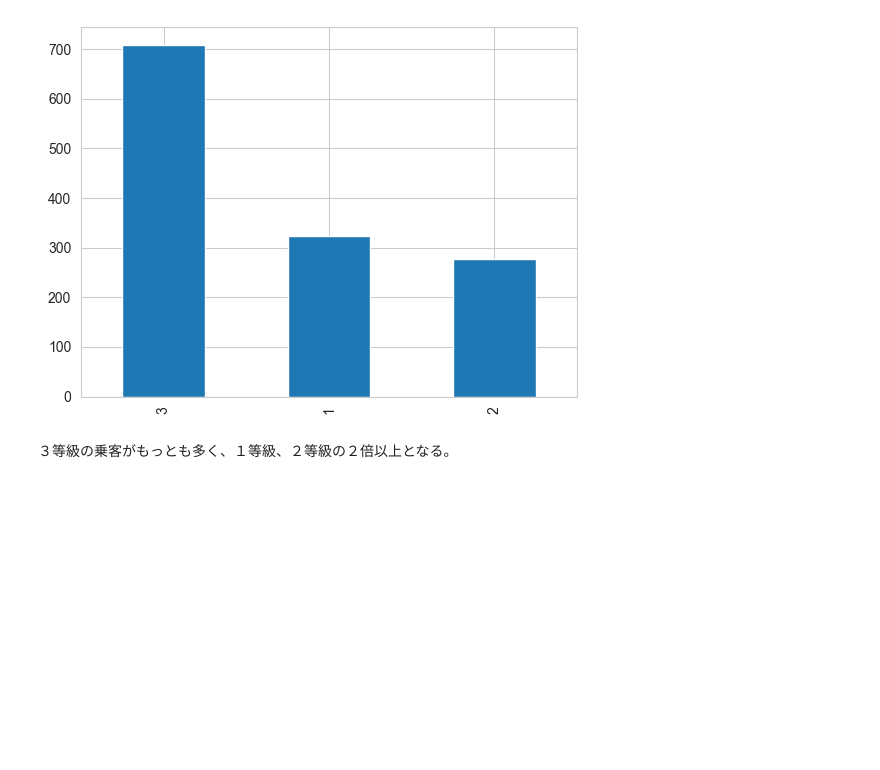
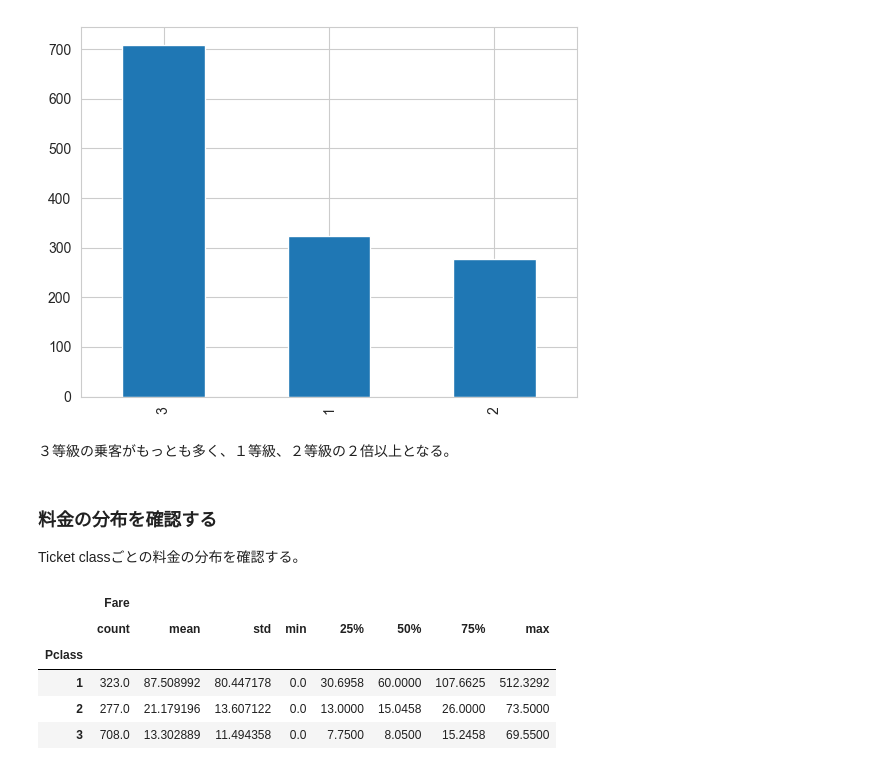
Before and after one commit to 1024xx4/kaggle_titanic, a Jupyter notebook: kaggle_titanic_another_view_point.ipynb, the cells around one changed output. Drawn from its saved outputs; the diff is of its cells as text; code cells hidden in the pictures; blank space fills up the shorter version.

```diff
--- a/kaggle_titanic_another_view_point.ipynb
+++ b/kaggle_titanic_another_view_point.ipynb
@@ -41,3 +42,16 @@ df_all.Pclass.value_counts().plot.bar()
 [figure]
 # %% [markdown]
 ３等級の乗客がもっとも多く、１等級、２等級の２倍以上となる。
+# %% [markdown]
+### 料金の分布を確認する
+Ticket classごとの料金の分布を確認する。
+# %%
+# Ticket class ごとの料金の確認
+df_all[["Pclass", "Fare"]].groupby("Pclass").describe()
+# %% [output]
+|  | Fare |  |  |  |  |  |  |  |
+|  | count | mean | std | min | 25% | 50% | 75% | max |
+| Pclass |  |  |  |  |  |  |  |  |
+| 1 | 323.0 | 87.508992 | 80.447178 | 0.0 | 30.6958 | 60.0000 | 107.6625 | 512.3292 |
+| 2 | 277.0 | 21.179196 | 13.607122 | 0.0 | 13.0000 | 15.0458 | 26.0000 | 73.5000 |
+| 3 | 708.0 | 13.302889 | 11.494358 | 0.0 | 7.7500 | 8.0500 | 15.2458 | 69.5500 |
```
Also changed, not shown: parts of 5 cells of this notebook.
